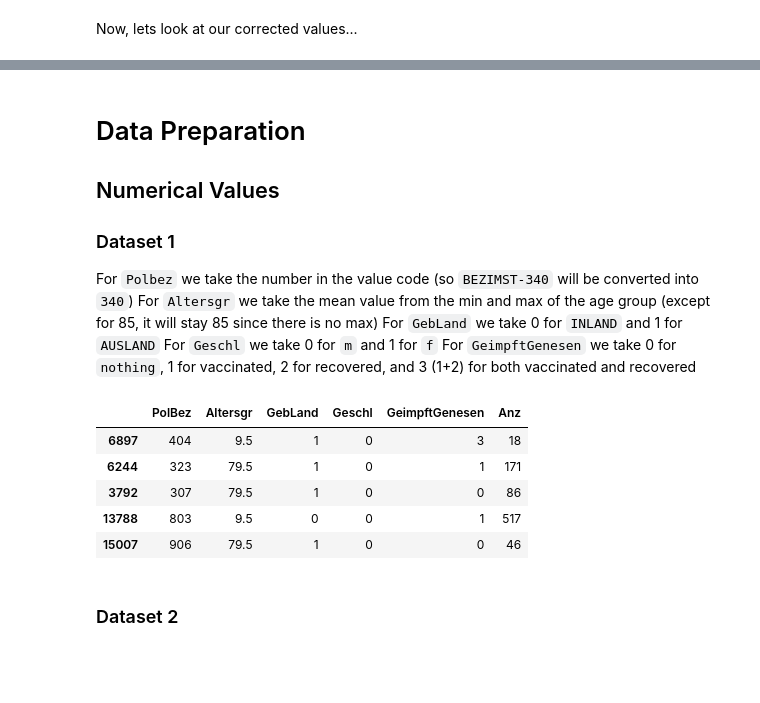
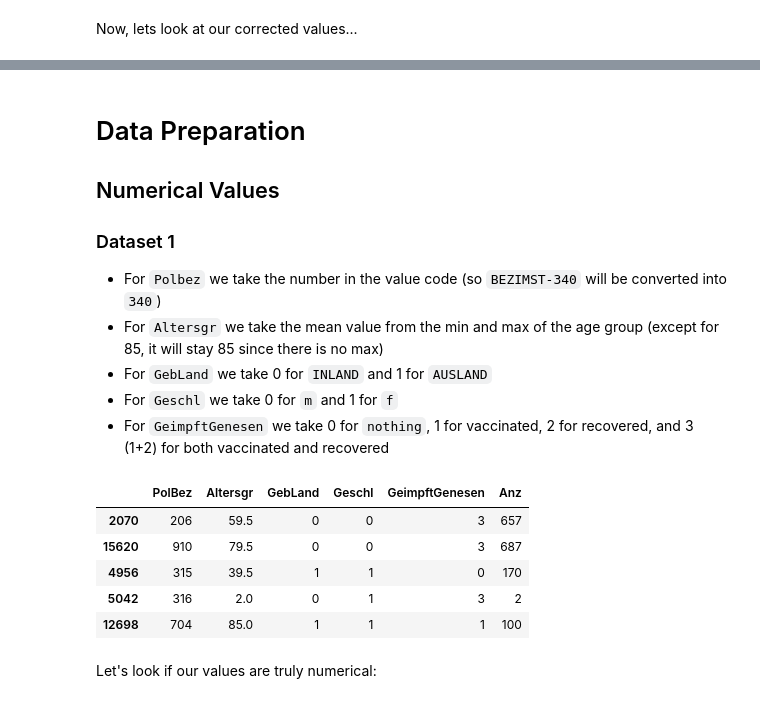
Before and after one commit to Sormy23/DataScience_CoronaStatistics, a Jupyter notebook: mini_projekt.ipynb, the cells around one changed output, grey strips where cells are left out. Saved outputs shown, nothing was run; the diff lists cells and outputs as text; code cells hidden in the pictures; blank space fills up the shorter version.

```diff
--- a/mini_projekt.ipynb
+++ b/mini_projekt.ipynb
@@ -325,44 +339,42 @@ korr2.head(5)
 # Data Preparation
 ## Numerical Values
 ### Dataset 1
-For ``Polbez`` we take the number in the value code (so ``BEZIMST-340`` will be converted into ``340``)
-For ``Altersgr`` we take the mean value from the min and max of the age group (except for 85, it will stay 85 since there is no max)
-For ``GebLand`` we take 0 for ``INLAND`` and 1 for ``AUSLAND``
-For ``Geschl`` we take 0 for ``m`` and 1 for ``f``
-For ``GeimpftGenesen`` we take 0 for ``nothing``, 1 for vaccinated, 2 for recovered, and 3 (1+2) for both vaccinated and recovered
+* For ``Polbez`` we take the number in the value code (so ``BEZIMST-340`` will be converted into ``340``)
+* For ``Altersgr`` we take the mean value from the min and max of the age group (except for 85, it will stay 85 since there is no max)
+* For ``GebLand`` we take 0 for ``INLAND`` and 1 for ``AUSLAND``
+* For ``Geschl`` we take 0 for ``m`` and 1 for ``f``
+* For ``GeimpftGenesen`` we take 0 for ``nothing``, 1 for vaccinated, 2 for recovered, and 3 (1+2) for both vaccinated and recovered
 # %%
 altersgrToNumeric = {"0 - 4": 2.0,
                      "5 - 14": 9.5,
                      "15 - 24": 19.5,
                      "25 - 34": 29.5,
                      "35 - 44": 39.5,
                      "45 - 54": 49.5,
                      "55 - 64": 59.5,
                      "65 - 74": 69.5,
                      "75 - 84": 79.5,
                      "85+": 85.0}
 
-geimpftGenesenToNumeric = {"nothing": 0,  #nothing
-                      "vacc": 1,  #vacc
-                      "recov": 2,  #recov
-                      "vacc + recov": 3} #vacc + recov
+geimpftGenesenToNumeric = {"NICHTS": 0,  #nothing
+                      "IMPF": 1,  #vacc
+                      "GEN": 2,  #recov
+                      "IMPF + GEN": 3} #vacc + recov
 
 geblandToNumeric = dict((v, k) for k, v in enumerate(korr1["GebLand"].unique()))
 geschlToNumeric = dict((v, k) for k, v in enumerate(korr1["Geschl"].unique()))
 
 korr1["PolBez"] = korr1["PolBez"].map(lambda val: int(val[-3:]))
 korr1["Altersgr"] = korr1["Altersgr"].map(altersgrToNumeric)
 korr1["GebLand"] = korr1["GebLand"].map(geblandToNumeric)
 korr1["Geschl"] = korr1["Geschl"].map(geschlToNumeric)
 korr1["GeimpftGenesen"] = korr1["GeimpftGenesen"].map(geimpftGenesenToNumeric)
 
 korr1.sample(5)
 # %% [output]
 |  | PolBez | Altersgr | GebLand | Geschl | GeimpftGenesen | Anz |
-| 6897 | 404 | 9.5 | 1 | 0 | 3 | 18 |
-| 6244 | 323 | 79.5 | 1 | 0 | 1 | 171 |
-| 3792 | 307 | 79.5 | 1 | 0 | 0 | 86 |
-| 13788 | 803 | 9.5 | 0 | 0 | 1 | 517 |
-| 15007 | 906 | 79.5 | 1 | 0 | 0 | 46 |
+| 2070 | 206 | 59.5 | 0 | 0 | 3 | 657 |
+| 15620 | 910 | 79.5 | 0 | 0 | 3 | 687 |
+| 4956 | 315 | 39.5 | 1 | 1 | 0 | 170 |
+| 5042 | 316 | 2.0 | 0 | 1 | 3 | 2 |
+| 12698 | 704 | 85.0 | 1 | 1 | 1 | 100 |
-# %% [markdown]
-### Dataset 2
@@ -372,0 +381,2 @@ korr2["GeimpftGenesen"] = korr2["GeimpftGenesen"].map(geimpftGenesenToNumeric)
+# %% [markdown]
+Let's look if our values are truly numerical:
```
Also changed, not shown: parts of 22 cells of this notebook, 4 other files.
